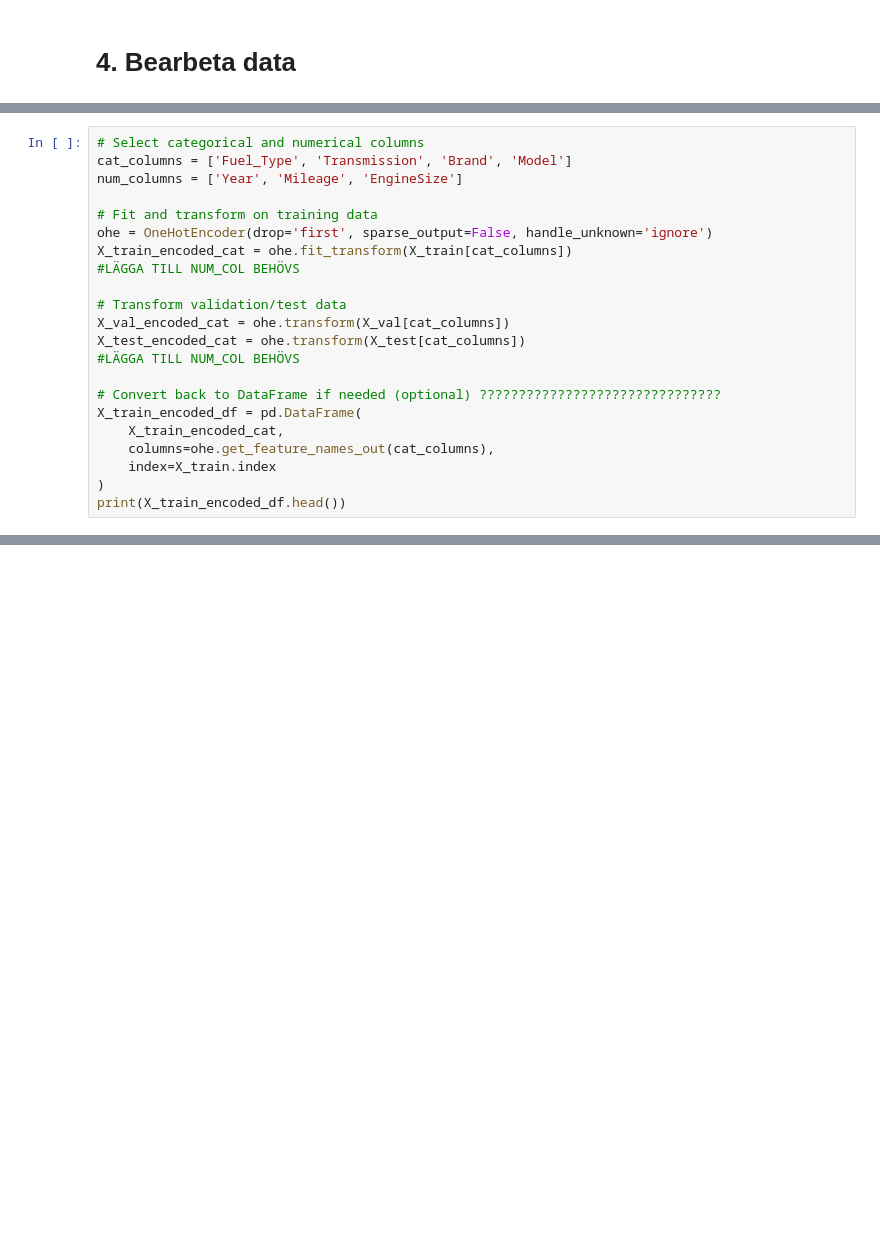
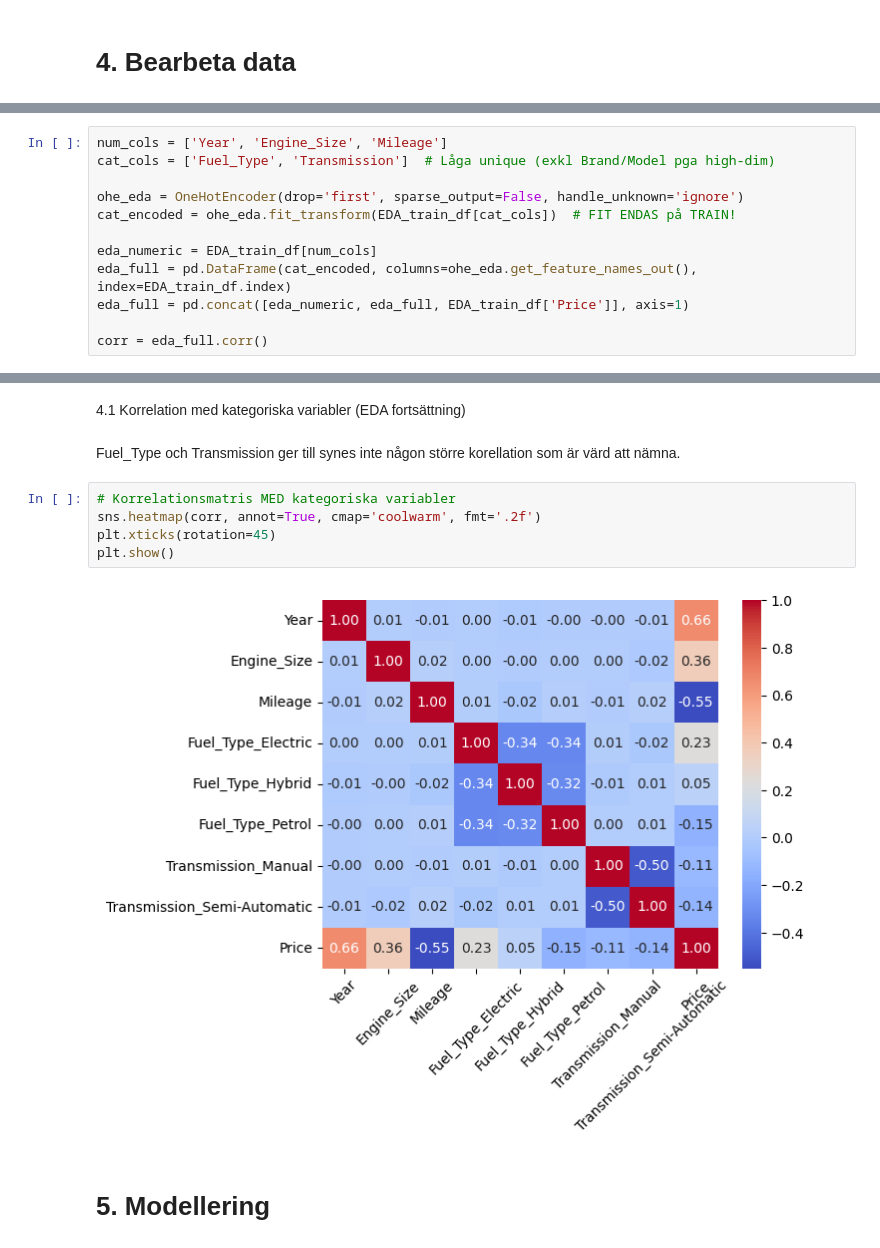
Before and after one commit to Pixelatrix/MachineLearning, a Jupyter notebook: Patrick/Patrick.ipynb, the cells around one changed output, grey strips where cells are left out. Saved outputs shown, nothing was run; the diff lists cells and outputs as text; blank space fills up the shorter version.

Commit message:
Bearbetning av data klar. Modellering påbörjad.

```diff
--- a/Patrick/Patrick.ipynb
+++ b/Patrick/Patrick.ipynb
@@ -171,22 +190,12 @@ Dessa förbehandlingssteg kombineras med hjälp av en ColumnTransformer, vilket
 # %%
-# Select categorical and numerical columns
-cat_columns = ['Fuel_Type', 'Transmission', 'Brand', 'Model']
-num_columns = ['Year', 'Mileage', 'EngineSize']
+num_cols = ['Year', 'Engine_Size', 'Mileage']
+cat_cols = ['Fuel_Type', 'Transmission']  # Låga unique (exkl Brand/Model pga high-dim)
 
-# Fit and transform on training data
-ohe = OneHotEncoder(drop='first', sparse_output=False, handle_unknown='ignore')
-X_train_encoded_cat = ohe.fit_transform(X_train[cat_columns])
-#LÄGGA TILL NUM_COL BEHÖVS
+ohe_eda = OneHotEncoder(drop='first', sparse_output=False, handle_unknown='ignore')
+cat_encoded = ohe_eda.fit_transform(EDA_train_df[cat_cols])  # FIT ENDAS på TRAIN!
 
-# Transform validation/test data
-X_val_encoded_cat = ohe.transform(X_val[cat_columns])
-X_test_encoded_cat = ohe.transform(X_test[cat_columns])
-#LÄGGA TILL NUM_COL BEHÖVS
+eda_numeric = EDA_train_df[num_cols]
+eda_full = pd.DataFrame(cat_encoded, columns=ohe_eda.get_feature_names_out(), index=EDA_train_df.index)
+eda_full = pd.concat([eda_numeric, eda_full, EDA_train_df['Price']], axis=1)
 
-# Convert back to DataFrame if needed (optional) ???????????????????????????????
-X_train_encoded_df = pd.DataFrame(
-    X_train_encoded_cat,
-    columns=ohe.get_feature_names_out(cat_columns),
-    index=X_train.index
-)
-print(X_train_encoded_df.head())
+corr = eda_full.corr()
@@ -213,0 +202,13 @@ NameError: name 'cat_cols' is not defined
+# %% [markdown]
+ 4.1 Korrelation med kategoriska variabler (EDA fortsättning)
+# %% [markdown]
+Fuel_Type och Transmission ger till synes inte någon större korellation som är värd att nämna.
+# %%
+# Korrelationsmatris MED kategoriska variabler
+sns.heatmap(corr, annot=True, cmap='coolwarm', fmt='.2f')
+plt.xticks(rotation=45)
+plt.show()
+# %% [output]
+[figure, added]
+# %% [markdown]
+# 5. Modellering
```
Also changed, not shown: parts of 7 cells of this notebook.
